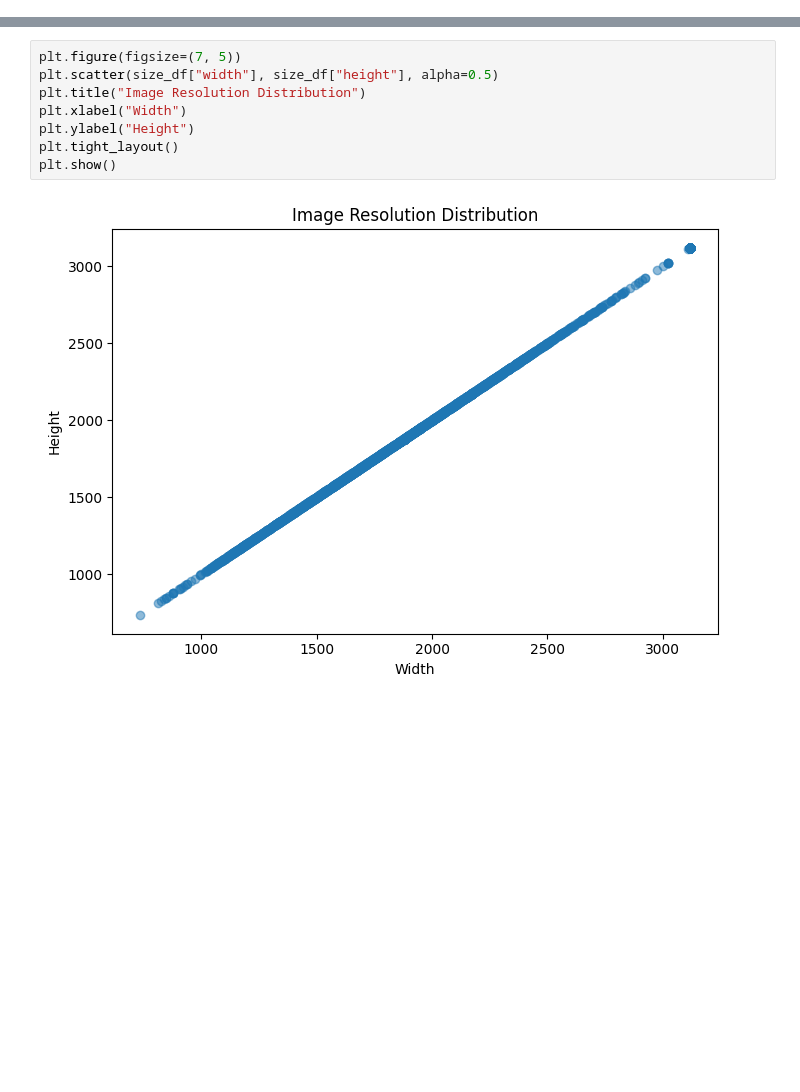
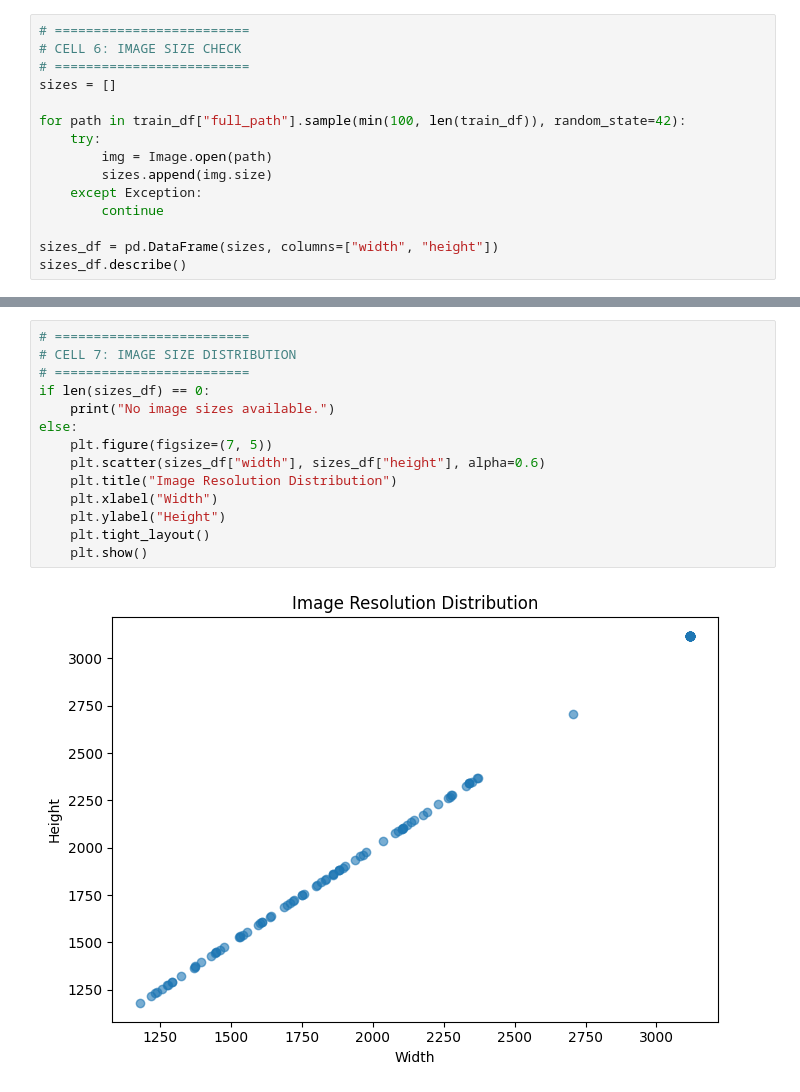
Before and after one commit to ninapascua/Rice-Leaf-Disease-Detection, a Jupyter notebook: notebooks/01_eda.ipynb, the cells around one changed output, grey strips where cells are left out. Drawn from its saved outputs; the diff is of its cells as text; blank space fills up the shorter version.

```diff
--- a/notebooks/01_eda.ipynb
+++ b/notebooks/01_eda.ipynb
@@ -253,0 +109,15 @@ Name: count, dtype: int64
+# %%
+# =========================
+# CELL 6: IMAGE SIZE CHECK
+# =========================
+sizes = []
+
+for path in train_df["full_path"].sample(min(100, len(train_df)), random_state=42):
+    try:
+        img = Image.open(path)
+        sizes.append(img.size)
+    except Exception:
+        continue
+
+sizes_df = pd.DataFrame(sizes, columns=["width", "height"])
+sizes_df.describe()
@@ -254,10 +134,16 @@ Name: count, dtype: int64
 # %%
-plt.figure(figsize=(7, 5))
-plt.scatter(size_df["width"], size_df["height"], alpha=0.5)
-plt.title("Image Resolution Distribution")
-plt.xlabel("Width")
-plt.ylabel("Height")
-plt.tight_layout()
-plt.show()
+# =========================
+# CELL 7: IMAGE SIZE DISTRIBUTION
+# =========================
+if len(sizes_df) == 0:
+    print("No image sizes available.")
+else:
+    plt.figure(figsize=(7, 5))
+    plt.scatter(sizes_df["width"], sizes_df["height"], alpha=0.6)
+    plt.title("Image Resolution Distribution")
+    plt.xlabel("Width")
+    plt.ylabel("Height")
+    plt.tight_layout()
+    plt.show()
 # %% [output]
-[figure, old version]
+[figure, new version]
```
Also changed, not shown: parts of 21 cells of this notebook, 23 other files.
